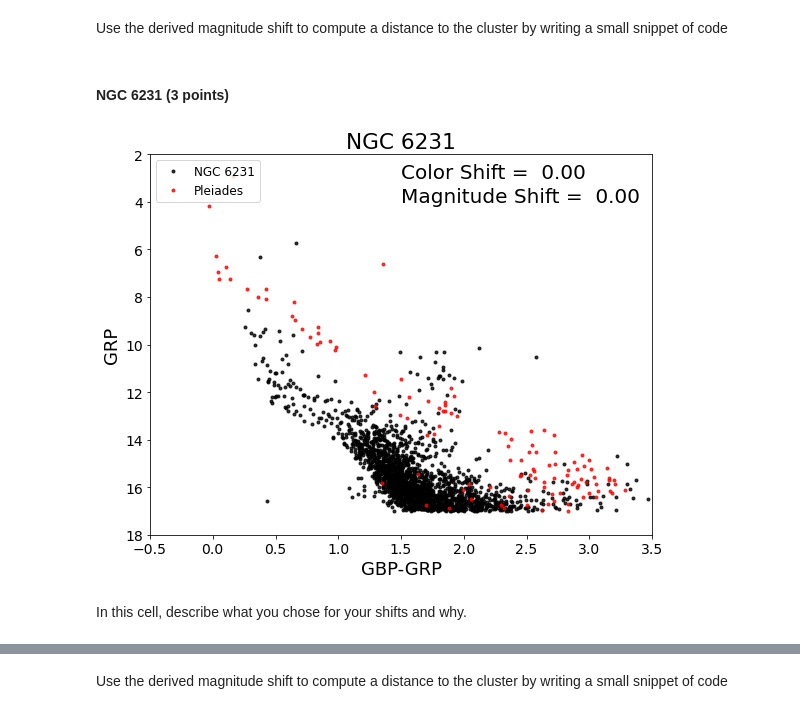
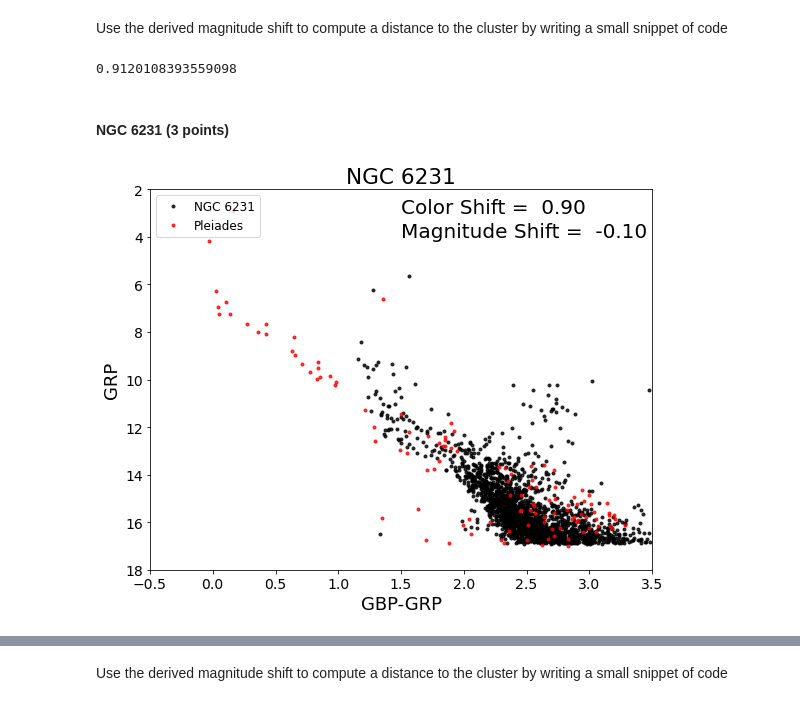
Before and after one commit to parallax-xallaraq/CMD_distmod_student, a Jupyter notebook: cluster_plot_student.ipynb, the cells around one changed output, grey strips where cells are left out. Cells and saved outputs as stored; diff of their text form; code cells hidden in the pictures.

```diff
--- a/cluster_plot_student.ipynb
+++ b/cluster_plot_student.ipynb
@@ -73,17 +99,17 @@ Use the derived magnitude shift to compute a distance to the cluster by writing
 #To compute the log_10 you need to write "np.log10(number)"
 #### Write code here.
 # enter your calculated shift here
-shift_m36 =
+shift_m36 = - 0.2
 
 # Assuming the distance to M45 is 130pc write an code expression that converts your shift into the ratio of the distances
 #the Pleiades to this cluster
-dist_ratio_m36 =
+dist_ratio_m36 = 10**(0.2 * shift_m36)
 print(dist_ratio_m36)
+# %% [output]
+0.9120108393559098
 # %% [markdown]
 #### NGC 6231  (3 points)
 # %%
-cp.cmdplot(clustname='NGC 6231',magshift=0.0,colshift=0.0)
+cp.cmdplot(clustname='NGC 6231',magshift=-0.1,colshift=0.9)
 # %% [output]
-[figure, old version]
+[figure, new version]
-# %% [markdown]
-In this cell, describe what you chose for your shifts and why.
```
Also changed, not shown: parts of 19 cells of this notebook.
